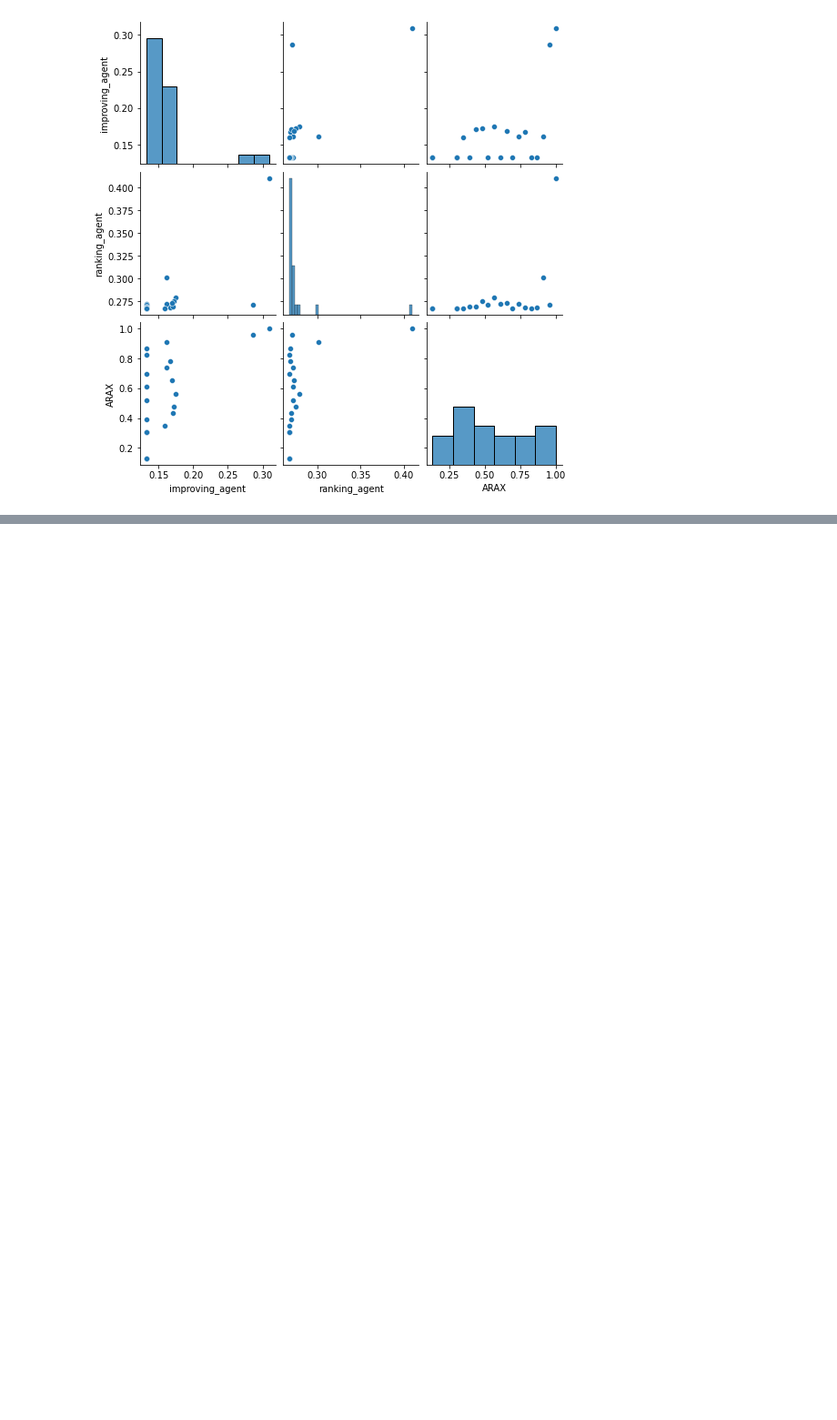
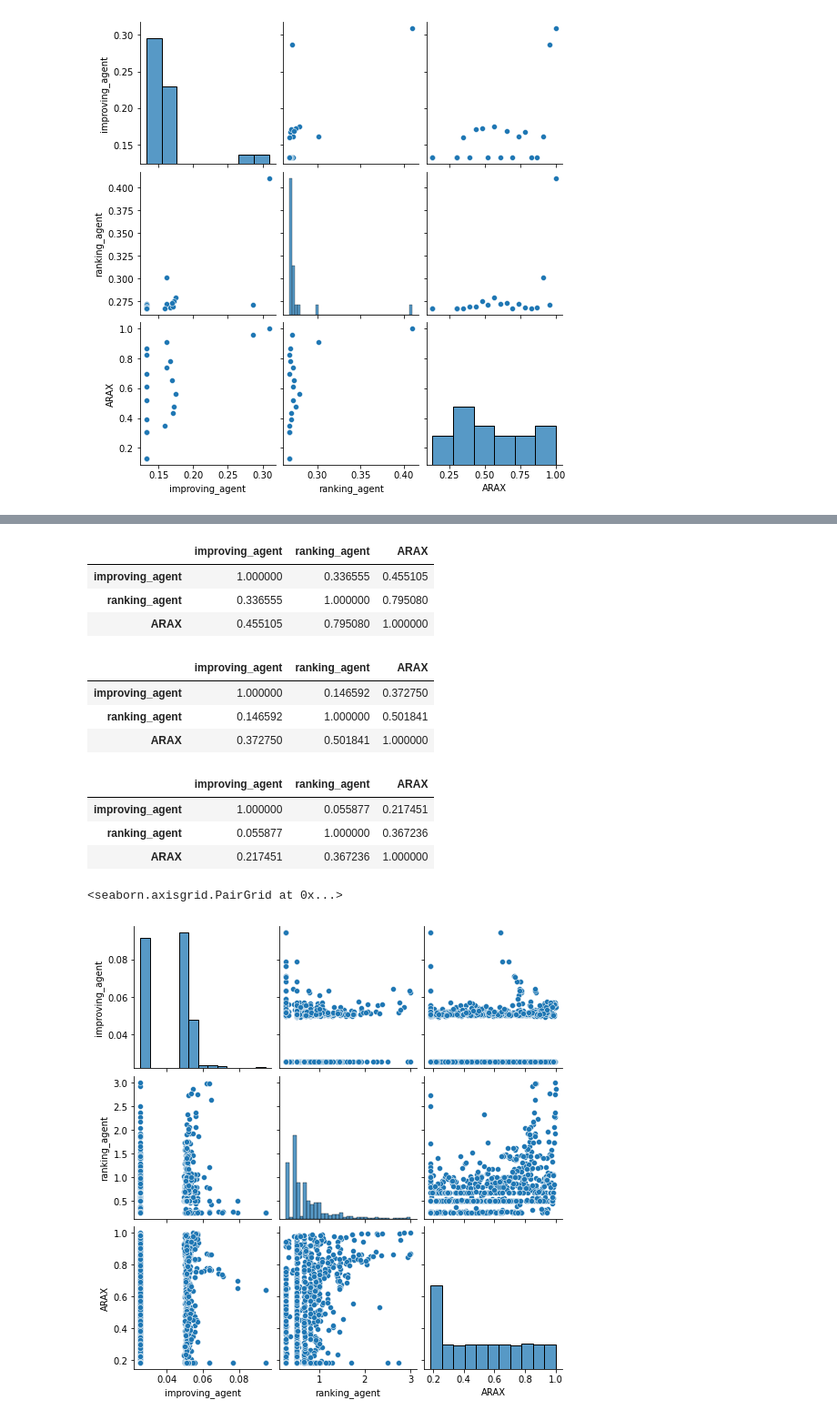
Before and after one commit to TranslatorSRI/RankingComparison, a Jupyter notebook: inputs/CompareResults.ipynb, the cells around one changed output, grey strips where cells are left out. Shown: that part at 91% size. Cells and saved outputs as stored; diff of their text form; code cells hidden in the pictures; blank space fills up the shorter version.

```diff
--- a/inputs/CompareResults.ipynb
+++ b/inputs/CompareResults.ipynb
@@ -134,0 +184,28 @@ e01: biolink:has_real_world_evidence_of_association_with
+# %%
+cmpf.corr(method='spearman')
+# %% [output]
+|  | improving_agent | ranking_agent | ARAX |
+| improving_agent | 1.000000 | 0.336555 | 0.455105 |
+| ranking_agent | 0.336555 | 1.000000 | 0.795080 |
+| ARAX | 0.455105 | 0.795080 | 1.000000 |
+# %%
+cmpf.corr(method='pearson')
+# %% [output]
+|  | improving_agent | ranking_agent | ARAX |
+| improving_agent | 1.000000 | 0.146592 | 0.372750 |
+| ranking_agent | 0.146592 | 1.000000 | 0.501841 |
+| ARAX | 0.372750 | 0.501841 | 1.000000 |
+# %%
+results,cmp,ranks,bindings = compare('treats_hyperlipidemia')
+# %%
+cmp.corr(method='spearman')
+# %% [output]
+|  | improving_agent | ranking_agent | ARAX |
+| improving_agent | 1.000000 | 0.055877 | 0.217451 |
+| ranking_agent | 0.055877 | 1.000000 | 0.367236 |
+| ARAX | 0.217451 | 0.367236 | 1.000000 |
+# %%
+sns.pairplot(cmp)
+# %% [output]
+<seaborn.axisgrid.PairGrid at 0x...>
+[figure, added]
```
Also changed, not shown: parts of 31 cells of this notebook, 1 other file.
